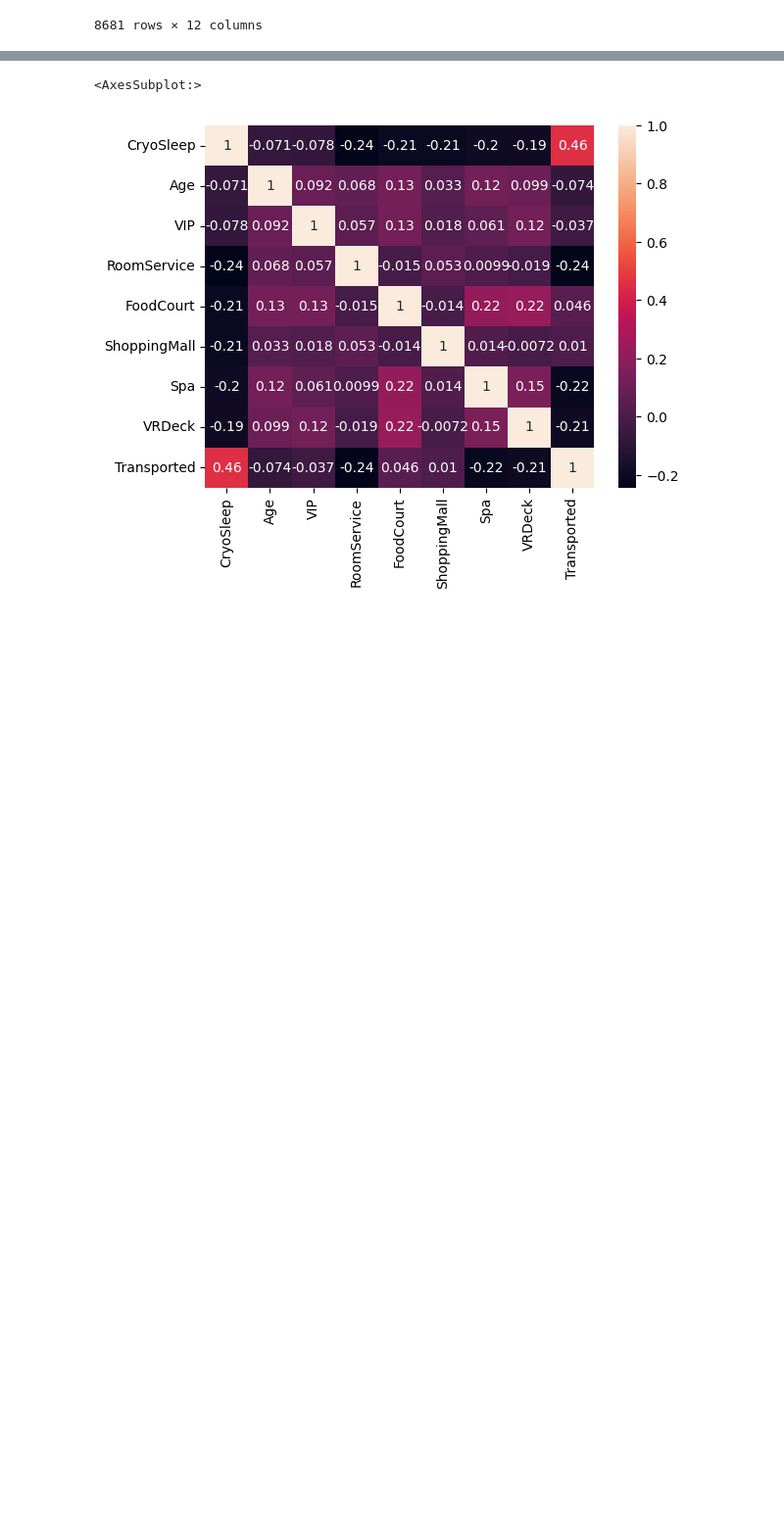
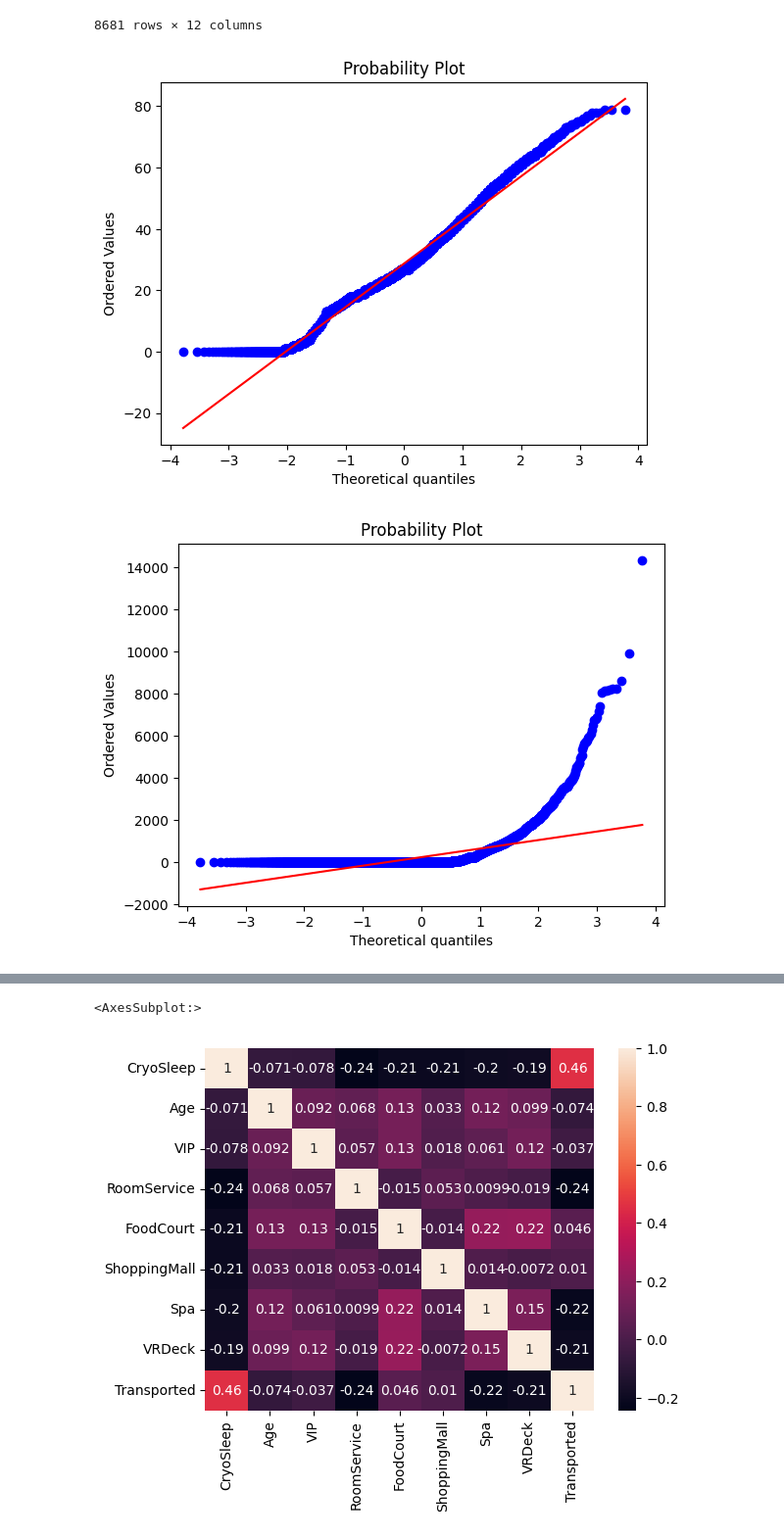
Before and after one commit to meghalagarwal/Space_Titanic_Transport_Prediction, a Jupyter notebook: Model_Building.ipynb, the cells around one changed output, grey strips where cells are left out. Shown: that part at 98% size. Drawn from its saved outputs; the diff is of its cells as text; code cells hidden in the pictures; blank space fills up the shorter version.

Commit message:
Space Titanic Data Preparation for Models

```diff
--- a/Model_Building.ipynb
+++ b/Model_Building.ipynb
@@ -31,6 +37,37 @@ class Pre_processing():
         df = df.drop(object_list, axis='columns')
 
         return df
+# %%
+class NormalDistribution():
+    def __init__(self, df):
+        self.dataframe = df
+
+    def qqplot(self, colname):
+        stats.probplot(self.dataframe[colname], dist='norm', plot=plt)
+        plt.show()
+
+    def histplot(self, colname):
+        bins = np.linspace(-20, 20, 100)
+        plt.hist(self.dataframe[colname], bins, alpha=0.5, label=colname)
+        plt.suptitle('Distribution of {}'.format(colname))
+        plt.show()
+
+    def gaussian_check(self, colname):
+        # Shapiro-Wilk Test
+        shapiro_stat, shapiro_p = shapiro(self.dataframe[colname])
+
+        # D'Agostino's K^2 Test
+        agostino_stat, agostino_p = normaltest(self.dataframe[colname])
+
+        if shapiro_p > 0.05:
+            print("As per Shapiro-Wilk's Test for Column Name: " + colname + ' -----------> Sample looks Gaussian (Accept H0)\n')
+        else:
+            print("As per Shapiro-Wilk's Test for Column Name: " + colname + ' -----------> Sample does not look Gaussian (Reject H0)\n')
+
+        if agostino_p > 0.05:
+            print("As per D'Agostino's K^2 Test for Column Name: " + colname + ' -----------> Sample looks Gaussian (Accept H0)\n')
+        else:
+            print("As per D'Agostino's K^2 Test for Column Name: " + colname + ' -----------> Sample does not look Gaussian (Reject H0)\n')
 # %%
 Pp = Pre_processing()
 data = Pp.data_loading('/home/meghal/Personal/Personal Projects/Space Titanic/Data/cleaned_training_data.csv')
@@ -50,3 +87,15 @@ data
 | 8679 | Europa | False | S | 55 Cancri e | 32.0 | False | 0.0 | 1049.0 | 0.0 | ... |
 | 8680 | Europa | False | S | TRAPPIST-1e | 44.0 | False | 126.0 | 4688.0 | 0.0 | ... |
 8681 rows × 12 columns
+# %%
+numlist = data.select_dtypes(include='float').columns
+
+ND = NormalDistribution(data)
+
+numlist = data.select_dtypes(include='float').columns
+
+for col in numlist:
+    ND.qqplot(col)
+# %% [output]
+[figure, added]
+[figure, added]
```
Also changed, not shown: parts of 5 cells of this notebook.
